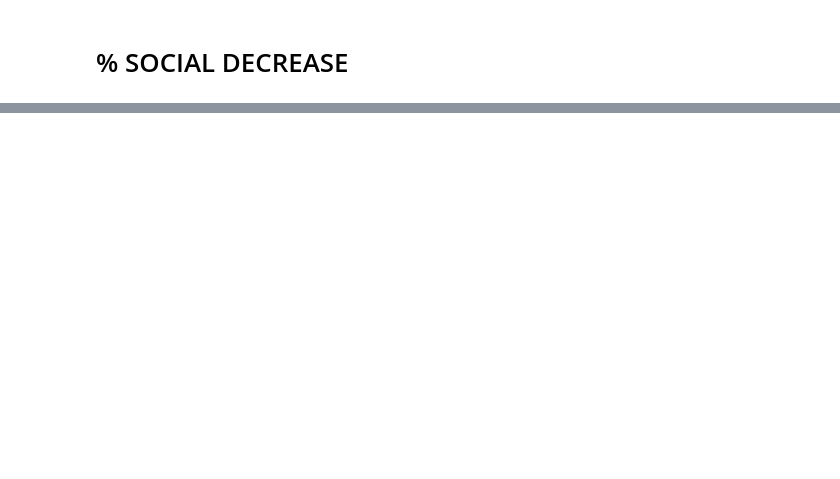
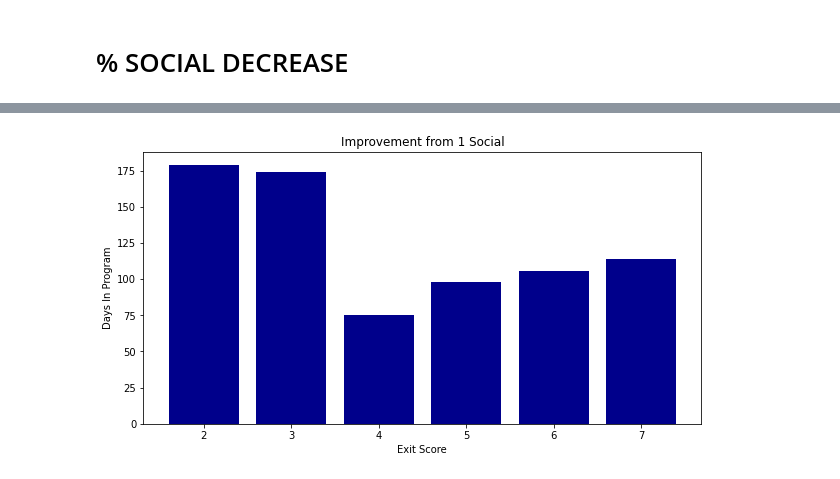
Before and after one commit to NSS-Data-Analytics-Cohort-7/didd-an-array-of-jorts, a Jupyter notebook: notebooks/Untitled4.ipynb, the cells around one changed output, grey strips where cells are left out. Cells and saved outputs as stored; diff of their text form; code cells hidden in the pictures; blank space fills up the shorter version.

Commit message:
more graphs

```diff
--- a/notebooks/Untitled4.ipynb
+++ b/notebooks/Untitled4.ipynb
@@ -698,0 +1335,17 @@ plt.show()
+# %%
+#improvement from 1 social
+social = {'2': 179, '3': 174, '4': 75, '5': 98, '6': 106, '7': 114}
+
+Exit_Score = list(social.keys())
+Days = list(social.values())
+
+fig = plt.figure(figsize = (10, 5))
+
+plt.bar(Exit_Score, Days, color = 'darkblue')
+
+plt.xlabel('Exit Score')
+plt.ylabel('Days In Program')
+plt.title('Improvement from 1 Social')
+plt.show()
+# %% [output]
+[figure, added]
```
Also changed, not shown: parts of 130 cells of this notebook.
